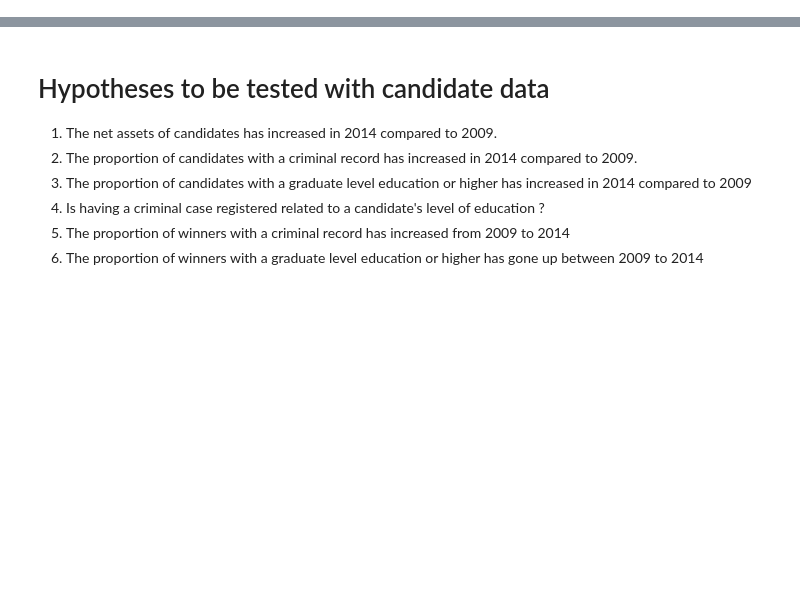
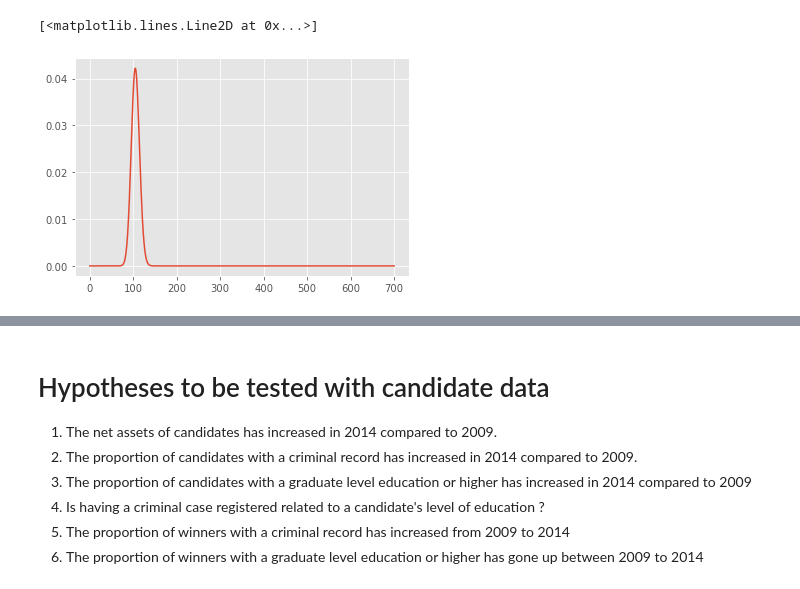
Before and after one commit to phatakshaunak/Springboard-Data-Science, a Jupyter notebook: Hypothesis_Testing_Case_Study/Loksabha_Elections_Data/Loksabha_Candidate_Analysis.ipynb, the cells around one changed output, grey strips where cells are left out. Cells and saved outputs as stored; diff of their text form; code cells hidden in the pictures; blank space fills up the shorter version.

```diff
--- a/Hypothesis_Testing_Case_Study/Loksabha_Elections_Data/Loksabha_Candidate_Analysis.ipynb
+++ b/Hypothesis_Testing_Case_Study/Loksabha_Elections_Data/Loksabha_Candidate_Analysis.ipynb
@@ -11,3 +11,12 @@ import statsmodels.api as sm
 plt.style.use('ggplot')
 # pd.options.display.float_format = '{:.2f}'.format
 # #pd.reset_option('display.float_format')
+# %%
+p=0.15
+n=700
+val = np.arange(0,n+1,1)
+dist = [binom.pmf(r,n,p) for r in val]
+plt.plot(dist)
+# %% [output]
+[<matplotlib.lines.Line2D at 0x...>]
+[figure, added]
```
Also changed, not shown: parts of 21 cells of this notebook.
